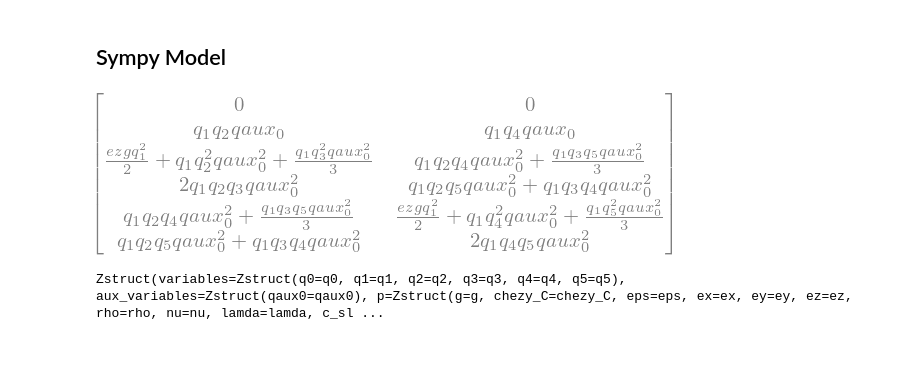
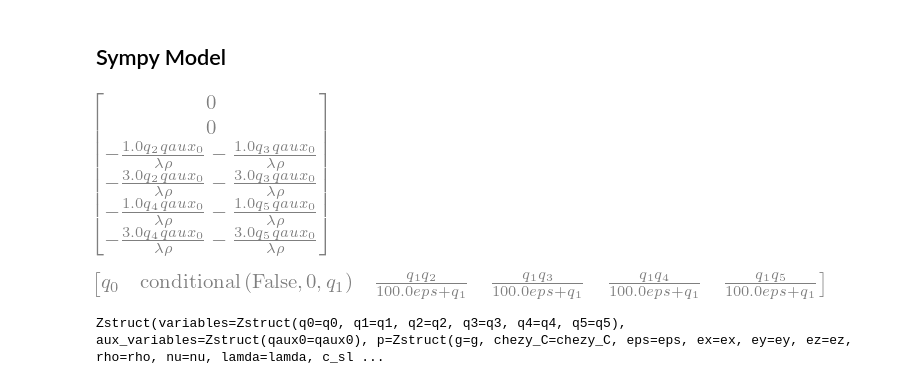
Before and after one commit to ZoomyLab/Zoomy, a Jupyter notebook: web/tutorials/code_printers/to_c_moments.ipynb, the cells around one changed output. Cells and saved outputs as stored; diff of their text form; code cells hidden in the pictures; blank space fills up the shorter version.

```diff
--- a/web/tutorials/code_printers/to_c_moments.ipynb
+++ b/web/tutorials/code_printers/to_c_moments.ipynb
@@ -105,9 +128,13 @@ model.functions.eigenvalues.definition
 # %%
 import sympy as sp
 # %%
-model.flux()
+model.source()
 # %% [output]
-[figure, old version]
+[figure, new version]
+# %%
+model.update_variables()
+# %% [output]
+[figure, added]
 # %%
 model.functions.flux.args
 # %% [output]
```
Also changed, not shown: parts of 12 cells of this notebook, 15 other files.
